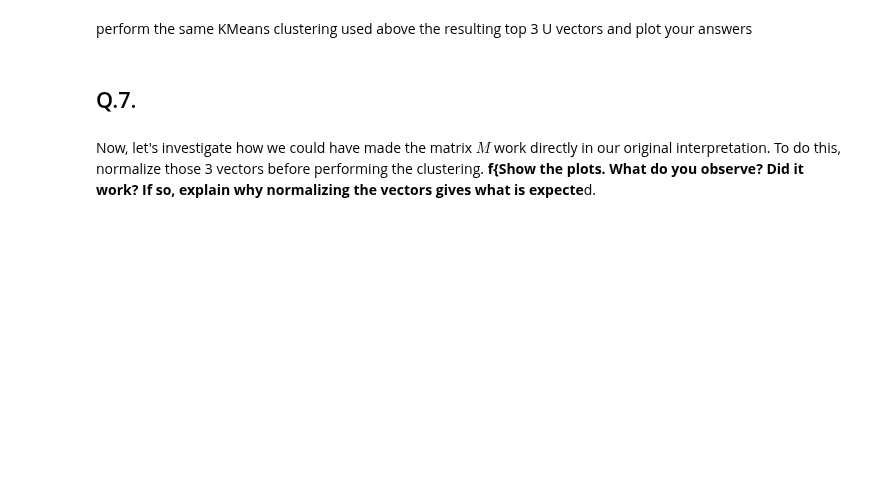
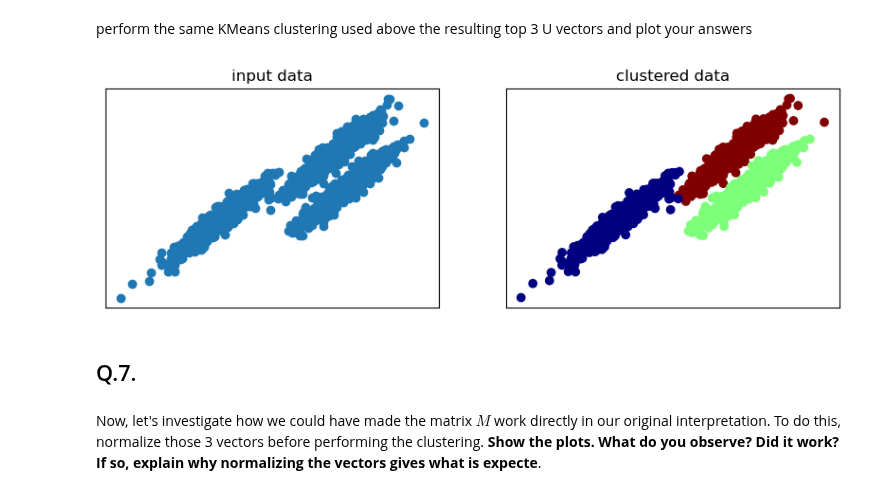
Before and after one commit to hingma/cs182fa25_public, a Jupyter notebook: hw07/code/q_graph_clustering.ipynb, the cells around one changed output. Saved outputs shown, nothing was run; the diff lists cells and outputs as text; code cells hidden in the pictures; blank space fills up the shorter version.

```diff
--- a/hw07/code/q_graph_clustering.ipynb
+++ b/hw07/code/q_graph_clustering.ipynb
@@ -132,17 +173,25 @@ Now lets think of the Adjacency obtained above as the transition Matrix in of a
 # %%
 def stochastic_matrix_converter(M):
+    """
+    Convert matrix M to a column-stochastic matrix where each column sums to 1
+    """
     # TODO: fill in your code here
     # degree_matrix = ?
+    col_sums  = np.sum(M, axis=0)
+    epsilon = 1e-10
+    M_stoch = M / (col_sums + epsilon)
     return M_stoch
 # %%
 M_stoch = stochastic_matrix_converter(M)
 # %% [markdown]
 perform the same KMeans clustering used above the resulting top 3 U vectors and plot your answers
 # %%
-y_pred_spectral_stoch = cluster_data(M_stoch)[1]
+y_pred_spectral_stoch = cluster_data(M_stoch, 3)[1]
 show_data_results(X, y_pred_spectral_stoch)
+# %% [output]
+[figure, added]
 # %% [markdown]
 ## Q.7.
 # %% [markdown]
 Now, let's investigate how we could have made the matrix $M$ work directly in our original interpretation. To do this, normalize those 3 vectors before performing the clustering.
- **f{Show the plots. What do you observe? Did it work? If so, explain why normalizing the vectors gives what is expecte**d.
+ **Show the plots. What do you observe? Did it work? If so, explain why normalizing the vectors gives what is expecte**.
```
Also changed, not shown: parts of 13 cells of this notebook, 3 other files.
